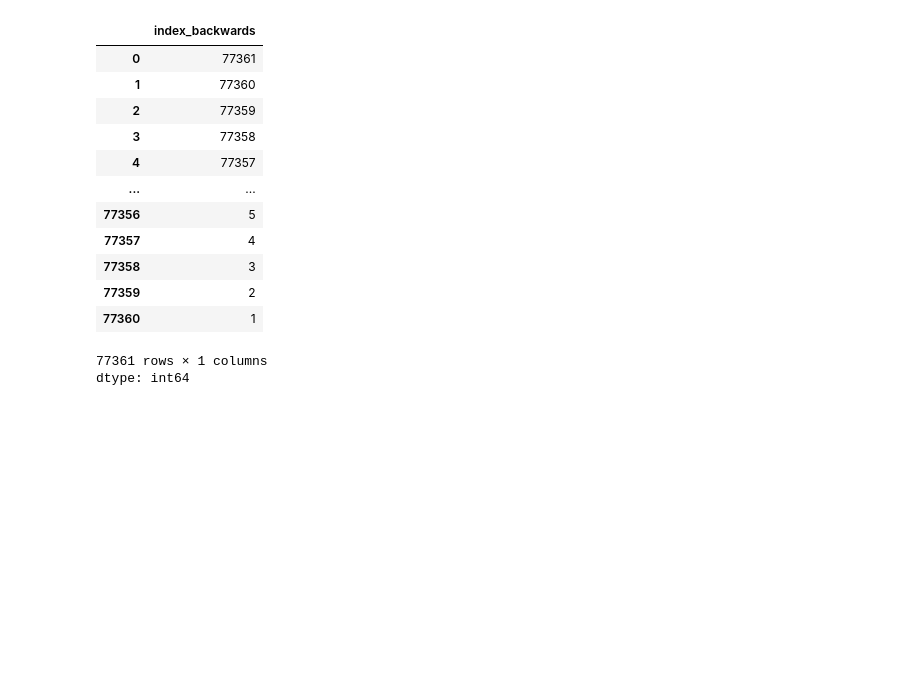
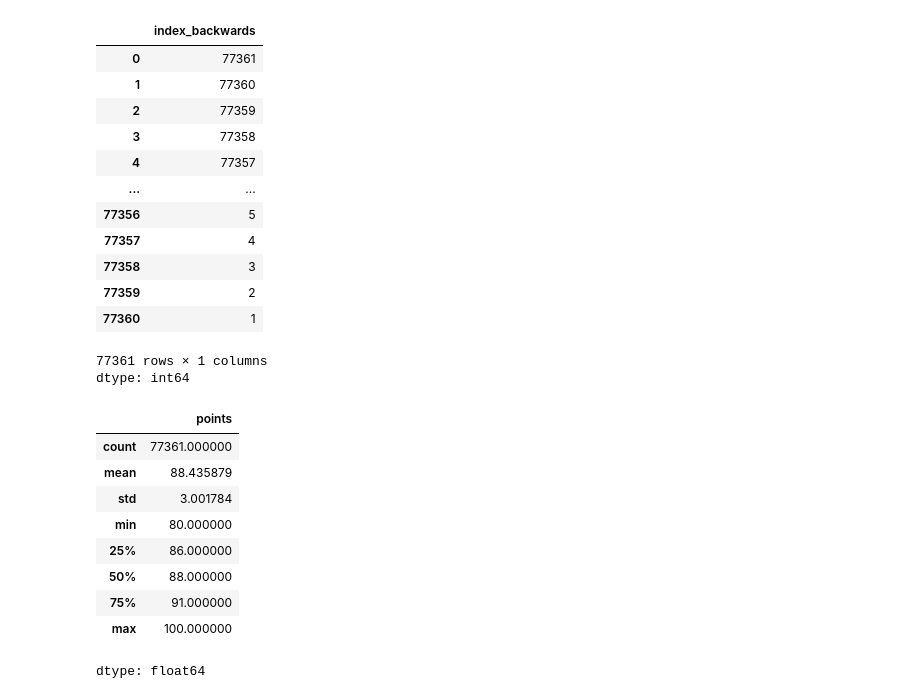
Before and after one commit to AsanteAsareIsaac/Data-Manipulation-using-Pandas., a Jupyter notebook: Data_Manipulation_using_Pandas.ipynb, the cells around one changed output. Saved outputs shown, nothing was run; the diff lists cells and outputs as text; code cells hidden in the pictures; blank space fills up the shorter version.

```diff
--- a/Data_Manipulation_using_Pandas.ipynb
+++ b/Data_Manipulation_using_Pandas.ipynb
@@ -328,3 +328,16 @@ winemag_dataset['index_backwards']
 | 77360 | 1 |
 77361 rows × 1 columns
 dtype: int64
+# %%
+winemag_dataset.points.describe()
+# %% [output]
+|  | points |
+| count | 77361.000000 |
+| mean | 88.435879 |
+| std | 3.001784 |
+| min | 80.000000 |
+| 25% | 86.000000 |
+| 50% | 88.000000 |
+| 75% | 91.000000 |
+| max | 100.000000 |
+dtype: float64
```
Also changed, not shown: parts of 6 cells of this notebook.
